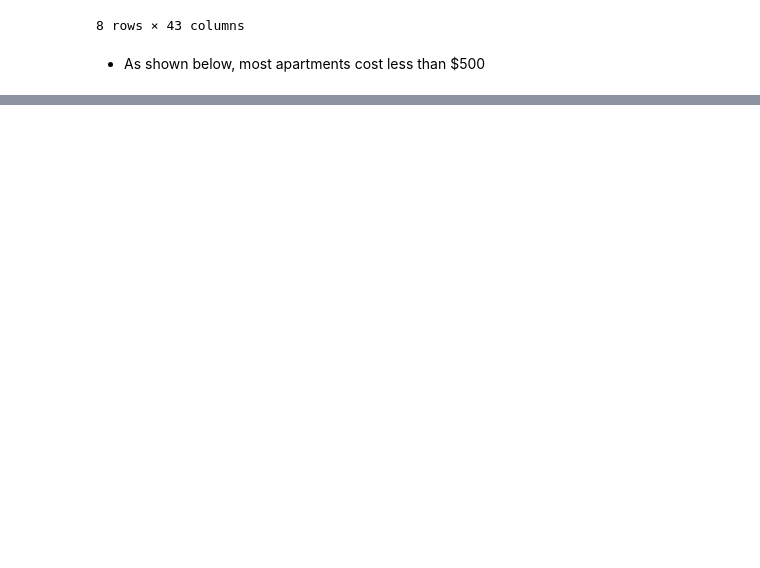
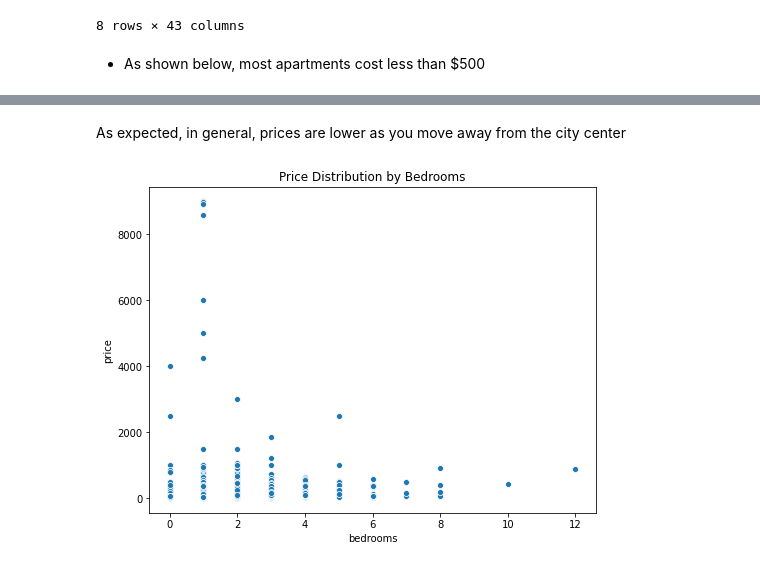
Before and after one commit to wkirui/Airbnb-Price-Prediction, a Jupyter notebook: Airbnb Data Data Processing.ipynb, the cells around one changed output, grey strips where cells are left out. Drawn from its saved outputs; the diff is of its cells as text; code cells hidden in the pictures; blank space fills up the shorter version.

```diff
--- a/Airbnb Data Data Processing.ipynb
+++ b/Airbnb Data Data Processing.ipynb
@@ -117,0 +147,10 @@ listings_data.groupby('room_type')['id'].count().reset_index().sort_values(by='i
+# %% [markdown]
+As expected, in general, prices are lower as you move away from the city center
+# %%
+# plot price distribution against number of bedrooms
+fig,ax=plt.subplots(figsize=(8,6))
+sns.scatterplot('bedrooms','price',data=listings_data,ax=ax)
+plt.title("Price Distribution by Bedrooms")
+plt.show()
+# %% [output]
+[figure, added]
```
Also changed, not shown: parts of 21 cells of this notebook.
